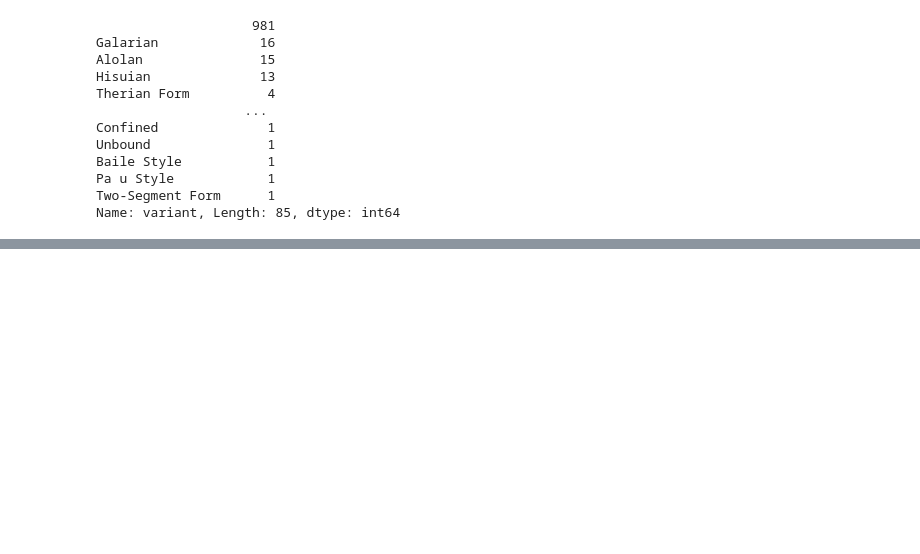
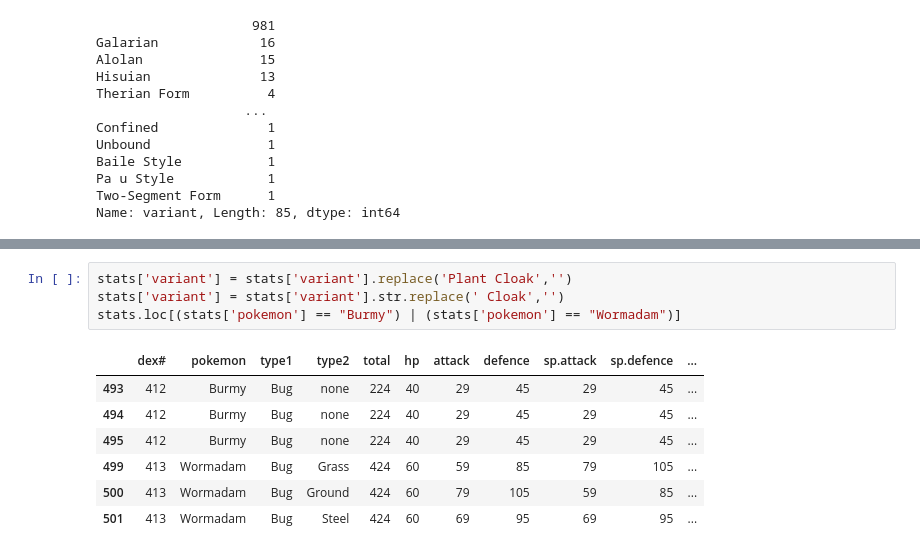
Before and after one commit to pepijn03/S4-Notebooks, a Jupyter notebook: challenge/Pokemon_showdown.ipynb, the cells around one changed output, grey strips where cells are left out. Drawn from its saved outputs; the diff is of its cells as text; blank space fills up the shorter version.

```diff
--- a/challenge/Pokemon_showdown.ipynb
+++ b/challenge/Pokemon_showdown.ipynb
@@ -282,0 +312,12 @@ Name: variant, dtype: int64
+# %%
+stats['variant'] = stats['variant'].replace('Plant Cloak','')
+stats['variant'] = stats['variant'].str.replace(' Cloak','')
+stats.loc[(stats['pokemon'] == "Burmy") | (stats['pokemon'] == "Wormadam")]
+# %% [output]
+|  | dex# | pokemon | type1 | type2 | total | hp | attack | defence | sp.attack | sp.defence | ... |
+| 493 | 412 | Burmy | Bug | none | 224 | 40 | 29 | 45 | 29 | 45 | ... |
+| 494 | 412 | Burmy | Bug | none | 224 | 40 | 29 | 45 | 29 | 45 | ... |
+| 495 | 412 | Burmy | Bug | none | 224 | 40 | 29 | 45 | 29 | 45 | ... |
+| 499 | 413 | Wormadam | Bug | Grass | 424 | 60 | 59 | 85 | 79 | 105 | ... |
+| 500 | 413 | Wormadam | Bug | Ground | 424 | 60 | 79 | 105 | 59 | 85 | ... |
+| 501 | 413 | Wormadam | Bug | Steel | 424 | 60 | 69 | 95 | 69 | 95 | ... |
```
Also changed, not shown: parts of 26 cells of this notebook.
